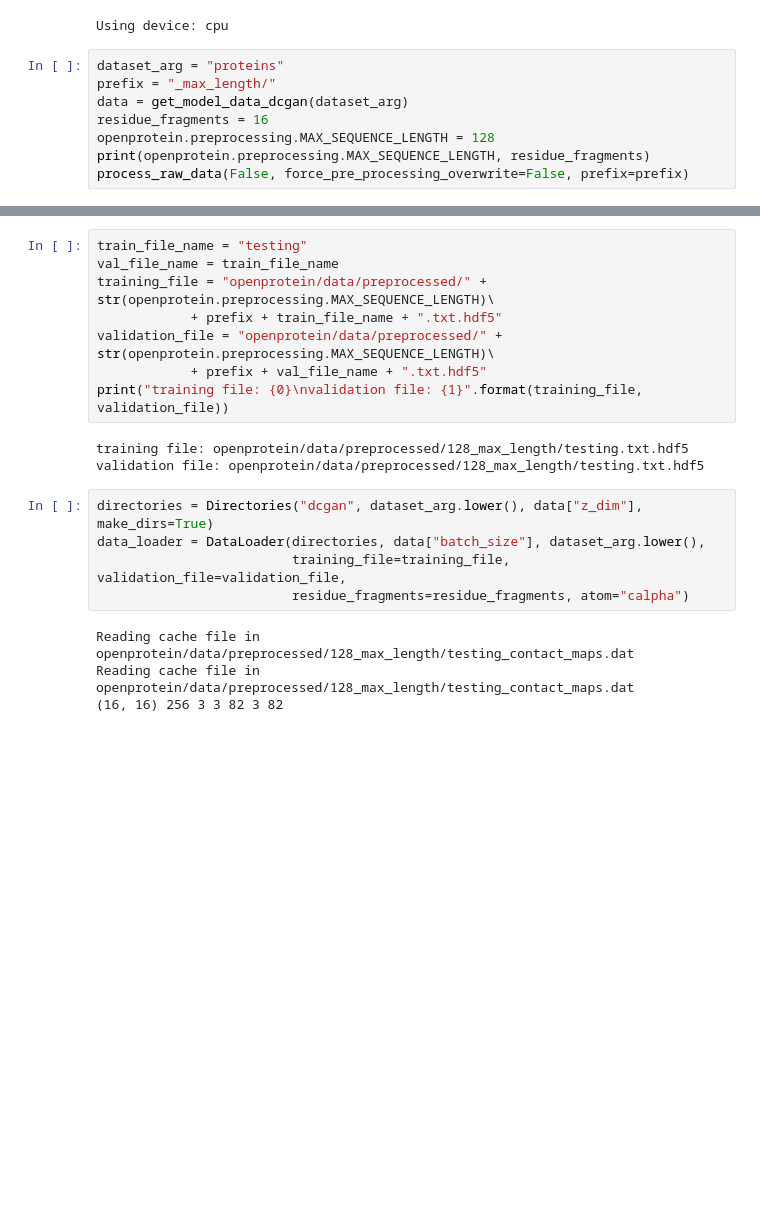
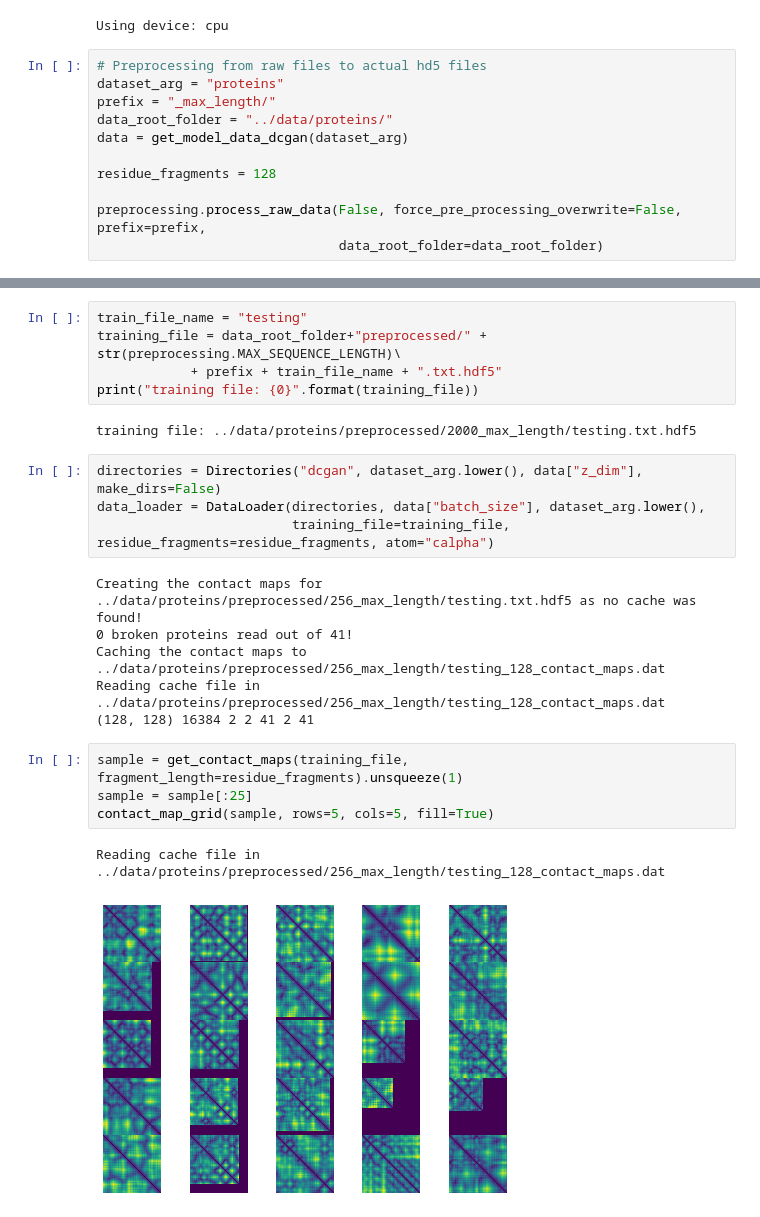
Before and after one commit to matthiasbrix/protein-folding-gans, a Jupyter notebook: src/2_dcgan.ipynb, the cells around one changed output, grey strips where cells are left out. Drawn from its saved outputs; the diff is of its cells as text; blank space fills up the shorter version.

Commit message:
add files from openprotein; fix bug in contact_maps with padding; change from val to test data

```diff
--- a/src/2_dcgan.ipynb
+++ b/src/2_dcgan.ipynb
@@ -44,11 +46,14 @@ if device.type == 'cuda':
 # %% [output]
 Using device: cpu
 # %%
+# Preprocessing from raw files to actual hd5 files
 dataset_arg = "proteins"
 prefix = "_max_length/"
+data_root_folder = "../data/proteins/"
 data = get_model_data_dcgan(dataset_arg)
-residue_fragments = 16
-openprotein.preprocessing.MAX_SEQUENCE_LENGTH = 128
-print(openprotein.preprocessing.MAX_SEQUENCE_LENGTH, residue_fragments)
-process_raw_data(False, force_pre_processing_overwrite=False, prefix=prefix)
+
+residue_fragments = 128
+
+preprocessing.process_raw_data(False, force_pre_processing_overwrite=False, prefix=prefix,
+                               data_root_folder=data_root_folder)
 # %% [output]
@@ -71,23 +76,27 @@ Skipping pre-processing for this file...
 Completed pre-processing.
 # %%
 train_file_name = "testing"
-val_file_name = train_file_name
-training_file = "openprotein/data/preprocessed/" + str(openprotein.preprocessing.MAX_SEQUENCE_LENGTH)\
+training_file = data_root_folder+"preprocessed/" + str(preprocessing.MAX_SEQUENCE_LENGTH)\
             + prefix + train_file_name + ".txt.hdf5"
-validation_file = "openprotein/data/preprocessed/" + str(openprotein.preprocessing.MAX_SEQUENCE_LENGTH)\
-            + prefix + val_file_name + ".txt.hdf5"
-print("training file: {0}\nvalidation file: {1}".format(training_file, validation_file))
+print("training file: {0}".format(training_file))
 # %% [output]
-training file: openprotein/data/preprocessed/128_max_length/testing.txt.hdf5
-validation file: openprotein/data/preprocessed/128_max_length/testing.txt.hdf5
+training file: ../data/proteins/preprocessed/2000_max_length/testing.txt.hdf5
 # %%
-directories = Directories("dcgan", dataset_arg.lower(), data["z_dim"], make_dirs=True)
+directories = Directories("dcgan", dataset_arg.lower(), data["z_dim"], make_dirs=False)
 data_loader = DataLoader(directories, data["batch_size"], dataset_arg.lower(),
-                         training_file=training_file, validation_file=validation_file,
-                         residue_fragments=residue_fragments, atom="calpha")
+                         training_file=training_file, residue_fragments=residue_fragments, atom="calpha")
 # %% [output]
-Reading cache file in openprotein/data/preprocessed/128_max_length/testing_contact_maps.dat
-Reading cache file in openprotein/data/preprocessed/128_max_length/testing_contact_maps.dat
-(16, 16) 256 3 3 82 3 82
+Creating the contact maps for ../data/proteins/preprocessed/256_max_length/testing.txt.hdf5 as no cache was found!
+0 broken proteins read out of 41!
+Caching the contact maps to ../data/proteins/preprocessed/256_max_length/testing_128_contact_maps.dat
+Reading cache file in ../data/proteins/preprocessed/256_max_length/testing_128_contact_maps.dat
+(128, 128) 16384 2 2 41 2 41
+# %%
+sample = get_contact_maps(training_file, fragment_length=residue_fragments).unsqueeze(1)
+sample = sample[:25]
+contact_map_grid(sample, rows=5, cols=5, fill=True)
+# %% [output]
+Reading cache file in ../data/proteins/preprocessed/256_max_length/testing_128_contact_maps.dat
+[figure, added]
 # %%
 dcgan = Dcgan(data_loader.input_dim, data["z_dim"])
```
Also changed, not shown: parts of 7 cells of this notebook, 8 other files.
